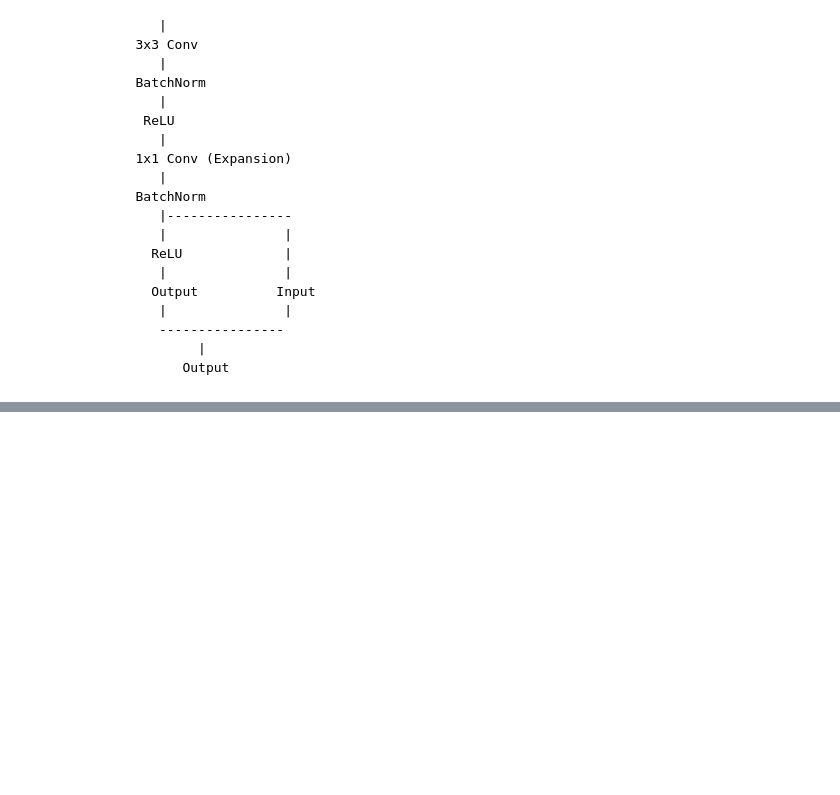
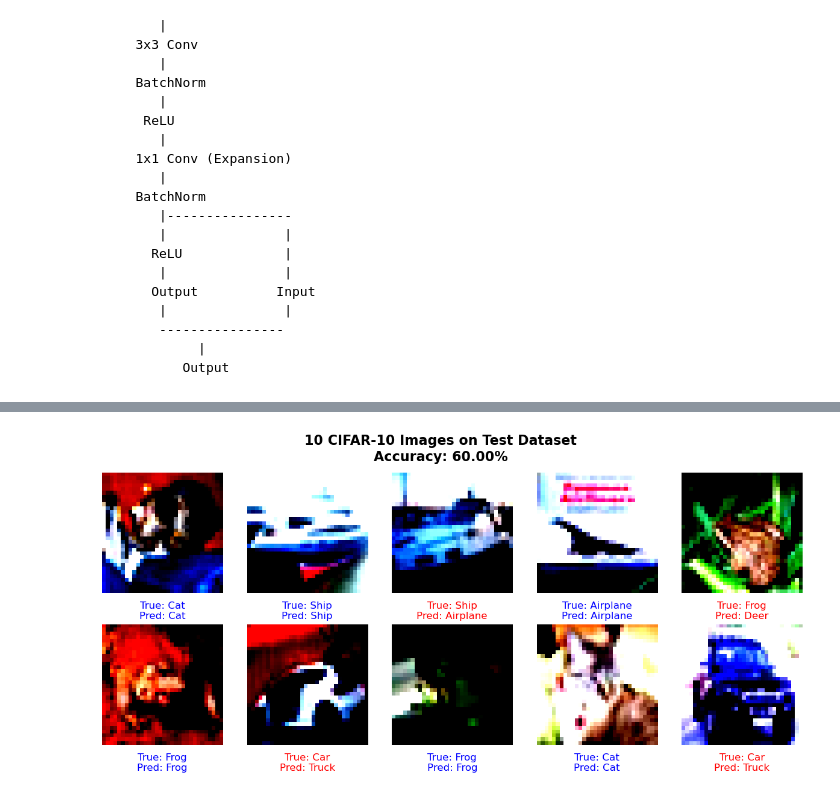
Before and after one commit to aqpower/DeepLearningStudio, a Jupyter notebook: Resnet/Resnet.ipynb, the cells around one changed output, grey strips where cells are left out. Saved outputs shown, nothing was run; the diff lists cells and outputs as text; code cells hidden in the pictures; blank space fills up the shorter version.

```diff
--- a/Resnet/Resnet.ipynb
+++ b/Resnet/Resnet.ipynb
@@ -416,0 +815,20 @@ torch.Size([1, 10])
+# %%
+with torch.set_grad_enabled(False):
+    test_eval_res = eval_model(model, test_loader)
+    test_loss = test_eval_res["avg_loss"]
+    test_acc = test_eval_res["accuracy"]
+    class_correct = test_eval_res["class_correct"]
+    class_total = test_eval_res["class_total"]
+
+print(f"Test Loss: {test_loss:.4f}\n")
+for i in range(num_classes):
+    print(
+        "Test Accuracy of %8s: %2d%% (%2d/%2d)"
+        % (
+            classes[i],
+            100 * class_correct[i] / class_total[i],
+            np.sum(class_correct[i]),
+            np.sum(class_total[i]),
+        )
+    )
+print(f"\nTest Accuracy (Overall): {test_acc:.2f}%")
@@ -416,0 +850,51 @@ torch.Size([1, 10])
+# %%
+def plot_random_images_with_predictions(model, data_loader, classes):
+    # step1: get 10 sample images from the data loader
+    images, labels = next(iter(data_loader))
+    images, labels = images[:10], labels[:10]
+
+    images = images.to(device)
+    labels = labels.to(device)
+
+    # step2: get model predictions and calculate accuracy
+    model.eval()
+    with torch.no_grad():
+        outputs = model(images)
+        _, predicted = torch.max(outputs, 1)
+
+    correct_count = (predicted == labels).sum().item()
+    accuracy = correct_count / len(labels) * 100
+
+    # step3: plot the images with the predicted labels
+    images = images.cpu()
+    labels = labels.cpu()
+    predicted = predicted.cpu()
+
+    fig, axes = plt.subplots(2, 5, figsize=(15, 6))
+    fig.suptitle(
+        f"10 CIFAR-10 Images on Test Dataset\nAccuracy: {accuracy:.2f}%",
+        fontsize=16,
+        fontweight=600,
+    )
+
+    for i in range(10):
+        ax = axes[i // 5, i % 5]
+        img = np.transpose(images[i].numpy(), (1, 2, 0))
+
+        ax.imshow(img)
+        ax.axis("off")
+
+        color = "blue" if predicted[i] == labels[i] else "red"
+        ax.set_title(
+            f"True: {classes[labels[i]]}\nPred: {classes[predicted[i]]}",
+            fontsize=12,
+            color=color,
+            y=-0.25,
+        )
+
+    plt.savefig("cifar10_predictions.svg", format="svg")
+    plt.show()
+
+
+plot_random_images_with_predictions(model, test_loader, classes)
+# %% [output]
@@ -416,0 +911 @@ torch.Size([1, 10])
+[figure, added]
```
Also changed, not shown: parts of 17 cells of this notebook, 2 other files.
